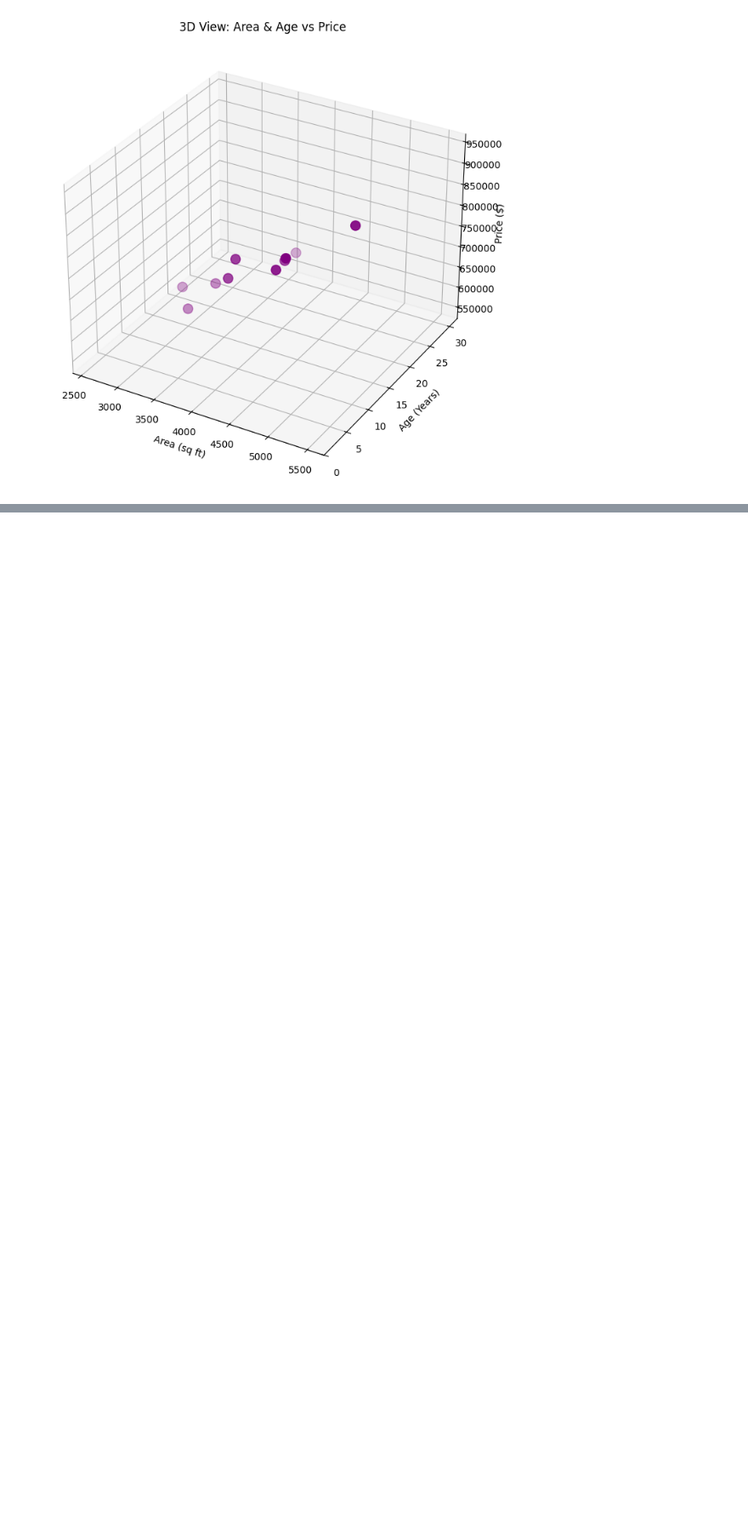
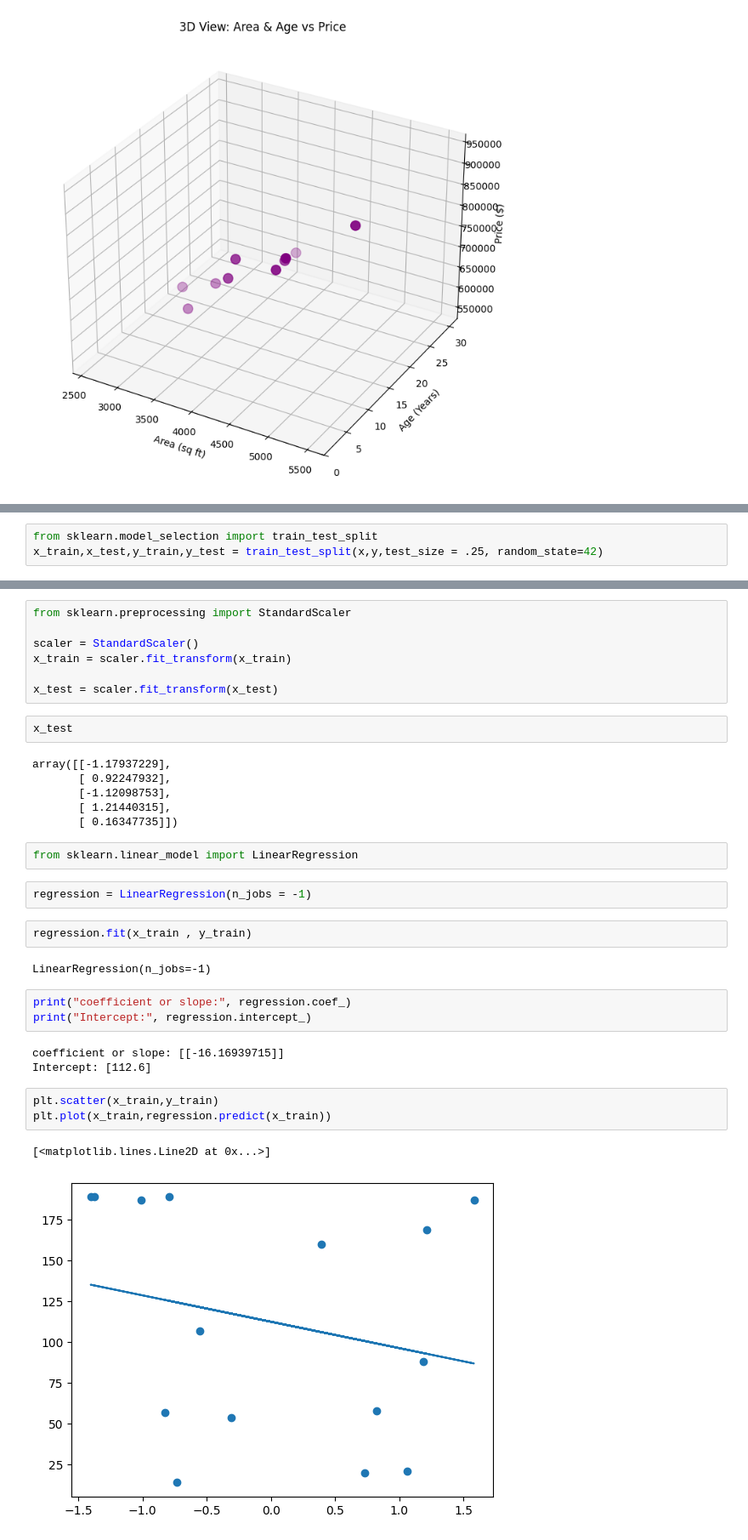
Before and after one commit to Siddharth5723/Daily_learning, a Jupyter notebook: Linear_Regression.ipynb, the cells around one changed output, grey strips where cells are left out. Shown at 85% size. Cells and saved outputs as stored; diff of their text form; blank space fills up the shorter version.

```diff
--- a/Linear_Regression.ipynb
+++ b/Linear_Regression.ipynb
@@ -179,0 +259,3 @@ plt.show()
+# %%
+from sklearn.model_selection import train_test_split
+x_train,x_test,y_train,y_test = train_test_split(x,y,test_size = .25, random_state=42)
@@ -179,0 +266,35 @@ plt.show()
+# %%
+from sklearn.preprocessing import StandardScaler
+
+scaler = StandardScaler()
+x_train = scaler.fit_transform(x_train)
+
+x_test = scaler.fit_transform(x_test)
+# %%
+x_test
+# %% [output]
+array([[-1.17937229],
+       [ 0.92247932],
+       [-1.12098753],
+       [ 1.21440315],
+       [ 0.16347735]])
+# %%
+from sklearn.linear_model import LinearRegression
+# %%
+regression = LinearRegression(n_jobs = -1)
+# %%
+regression.fit(x_train , y_train)
+# %% [output]
+LinearRegression(n_jobs=-1)
+# %%
+print("coefficient or slope:", regression.coef_)
+print("Intercept:", regression.intercept_)
+# %% [output]
+coefficient or slope: [[-16.16939715]]
+Intercept: [112.6]
+# %%
+plt.scatter(x_train,y_train)
+plt.plot(x_train,regression.predict(x_train))
+# %% [output]
+[<matplotlib.lines.Line2D at 0x...>]
+[figure, added]
```
Also changed, not shown: parts of 23 cells of this notebook.
